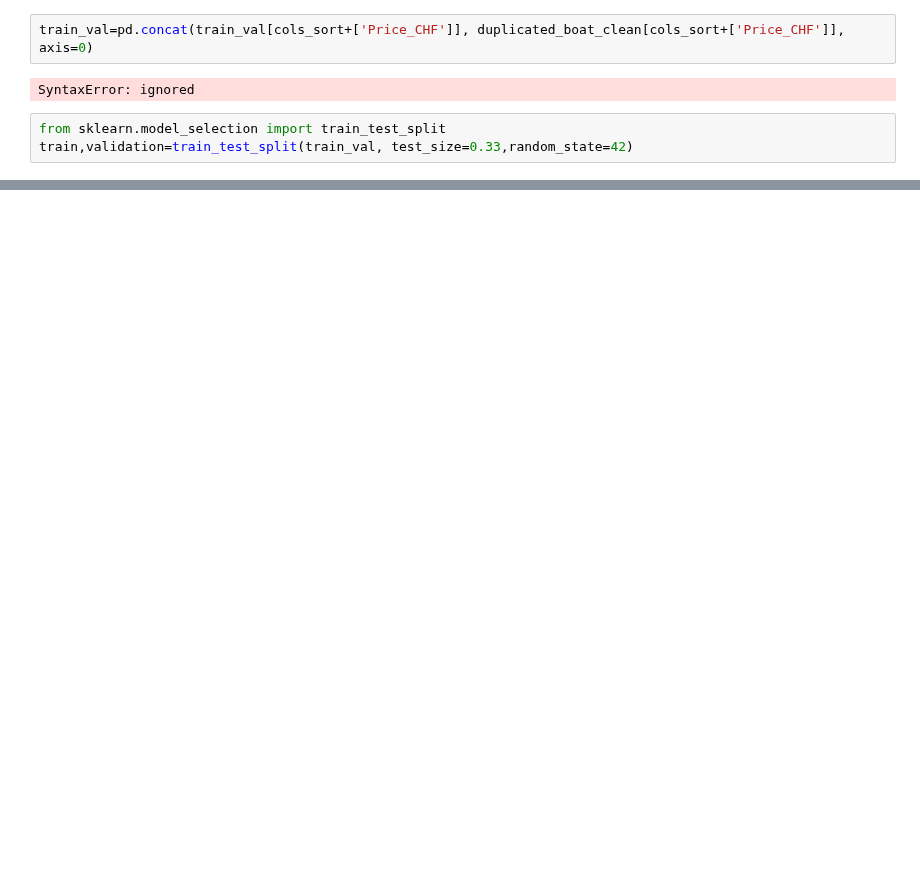
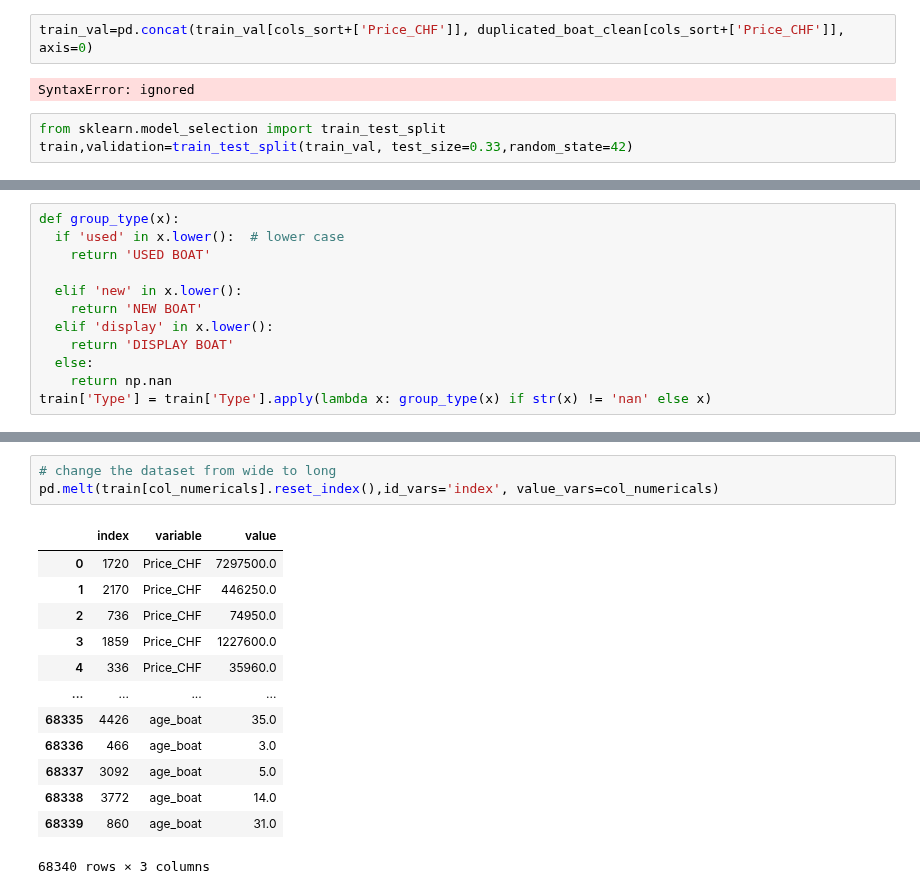
Before and after one commit to kristy25/AcademyPublic, a Jupyter notebook: Untitled1.ipynb, the cells around one changed output, grey strips where cells are left out. Saved outputs shown, nothing was run; the diff lists cells and outputs as text; blank space fills up the shorter version.

```diff
--- a/Untitled1.ipynb
+++ b/Untitled1.ipynb
@@ -877,0 +1112,12 @@ train,validation=train_test_split(train_val, test_size=0.33,random_state=42)
+# %%
+def group_type(x):
+  if 'used' in x.lower():  # lower case
+    return 'USED BOAT'
+
+  elif 'new' in x.lower():
+    return 'NEW BOAT'
+  elif 'display' in x.lower():
+    return 'DISPLAY BOAT'
+  else:
+    return np.nan
+train['Type'] = train['Type'].apply(lambda x: group_type(x) if str(x) != 'nan' else x)
@@ -877,0 +1139,17 @@ train,validation=train_test_split(train_val, test_size=0.33,random_state=42)
+# %%
+# change the dataset from wide to long
+pd.melt(train[col_numericals].reset_index(),id_vars='index', value_vars=col_numericals)
+# %% [output]
+|  | index | variable | value |
+| 0 | 1720 | Price_CHF | 7297500.0 |
+| 1 | 2170 | Price_CHF | 446250.0 |
+| 2 | 736 | Price_CHF | 74950.0 |
+| 3 | 1859 | Price_CHF | 1227600.0 |
+| 4 | 336 | Price_CHF | 35960.0 |
+| ... | ... | ... | ... |
+| 68335 | 4426 | age_boat | 35.0 |
+| 68336 | 466 | age_boat | 3.0 |
+| 68337 | 3092 | age_boat | 5.0 |
+| 68338 | 3772 | age_boat | 14.0 |
+| 68339 | 860 | age_boat | 31.0 |
+68340 rows × 3 columns
```
Also changed, not shown: parts of 33 cells of this notebook.
